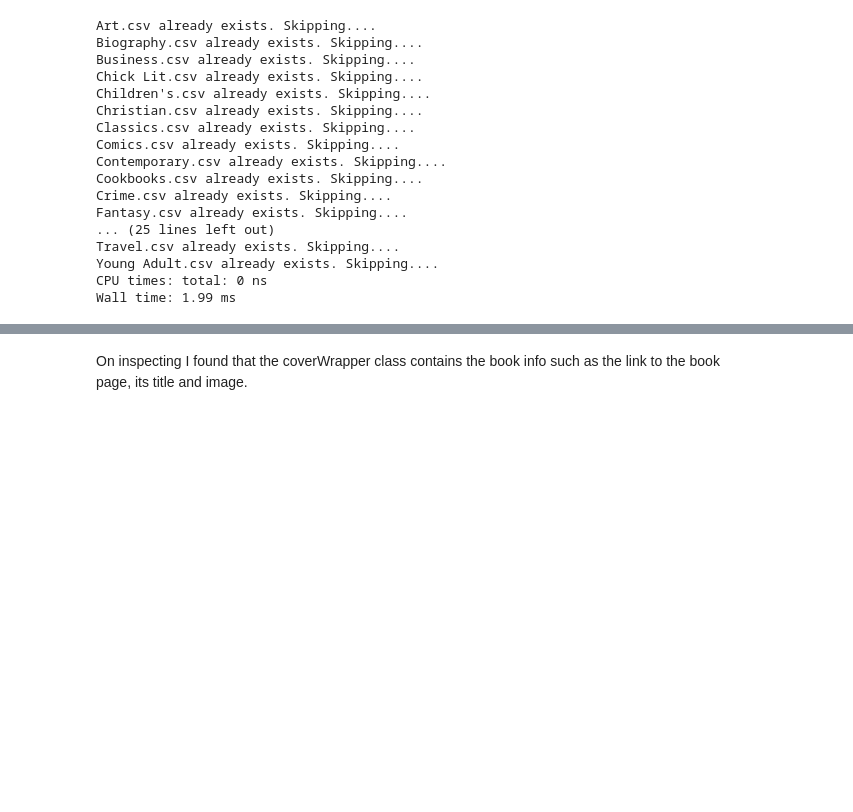
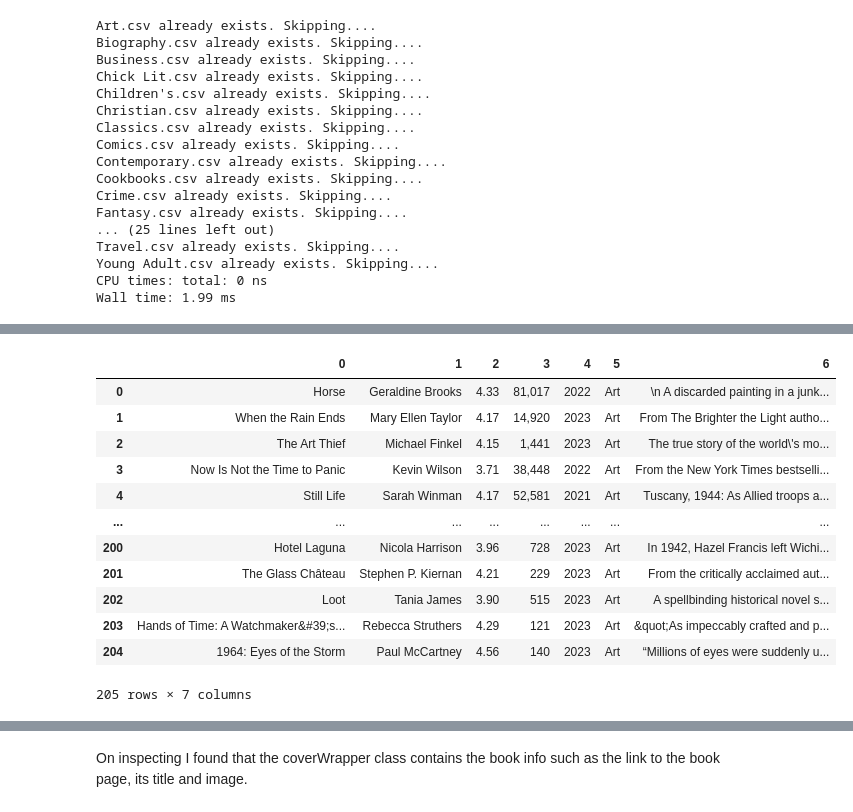
Before and after one commit to nikhil-1e9/web-scraping, a Jupyter notebook: Scraping-Goodreads.ipynb, the cells around one changed output, grey strips where cells are left out. Saved outputs shown, nothing was run; the diff lists cells and outputs as text; code cells hidden in the pictures; blank space fills up the shorter version.

```diff
--- a/Scraping-Goodreads.ipynb
+++ b/Scraping-Goodreads.ipynb
@@ -376,0 +413,16 @@ pd.DataFrame(manga_dict)
+# %%
+pd.read_csv("Art.csv", header=None)
+# %% [output]
+|  | 0 | 1 | 2 | 3 | 4 | 5 | 6 |
+| 0 | Horse | Geraldine Brooks | 4.33 | 81,017 | 2022 | Art | \n A discarded painting in a junk... |
+| 1 | When the Rain Ends | Mary Ellen Taylor | 4.17 | 14,920 | 2023 | Art | From The Brighter the Light autho... |
+| 2 | The Art Thief | Michael Finkel | 4.15 | 1,441 | 2023 | Art | The true story of the world\'s mo... |
+| 3 | Now Is Not the Time to Panic | Kevin Wilson | 3.71 | 38,448 | 2022 | Art | From the New York Times bestselli... |
+| 4 | Still Life | Sarah Winman | 4.17 | 52,581 | 2021 | Art | Tuscany, 1944: As Allied troops a... |
+| ... | ... | ... | ... | ... | ... | ... | ... |
+| 200 | Hotel Laguna | Nicola Harrison | 3.96 | 728 | 2023 | Art | In 1942, Hazel Francis left Wichi... |
+| 201 | The Glass Château | Stephen P. Kiernan | 4.21 | 229 | 2023 | Art | From the critically acclaimed aut... |
+| 202 | Loot | Tania James | 3.90 | 515 | 2023 | Art | A spellbinding historical novel s... |
+| 203 | Hands of Time: A Watchmaker&#39;s... | Rebecca Struthers | 4.29 | 121 | 2023 | Art | &quot;As impeccably crafted and p... |
+| 204 | 1964: Eyes of the Storm | Paul McCartney | 4.56 | 140 | 2023 | Art | “Millions of eyes were suddenly u... |
+205 rows × 7 columns
```
Also changed, not shown: parts of 6 cells of this notebook.
